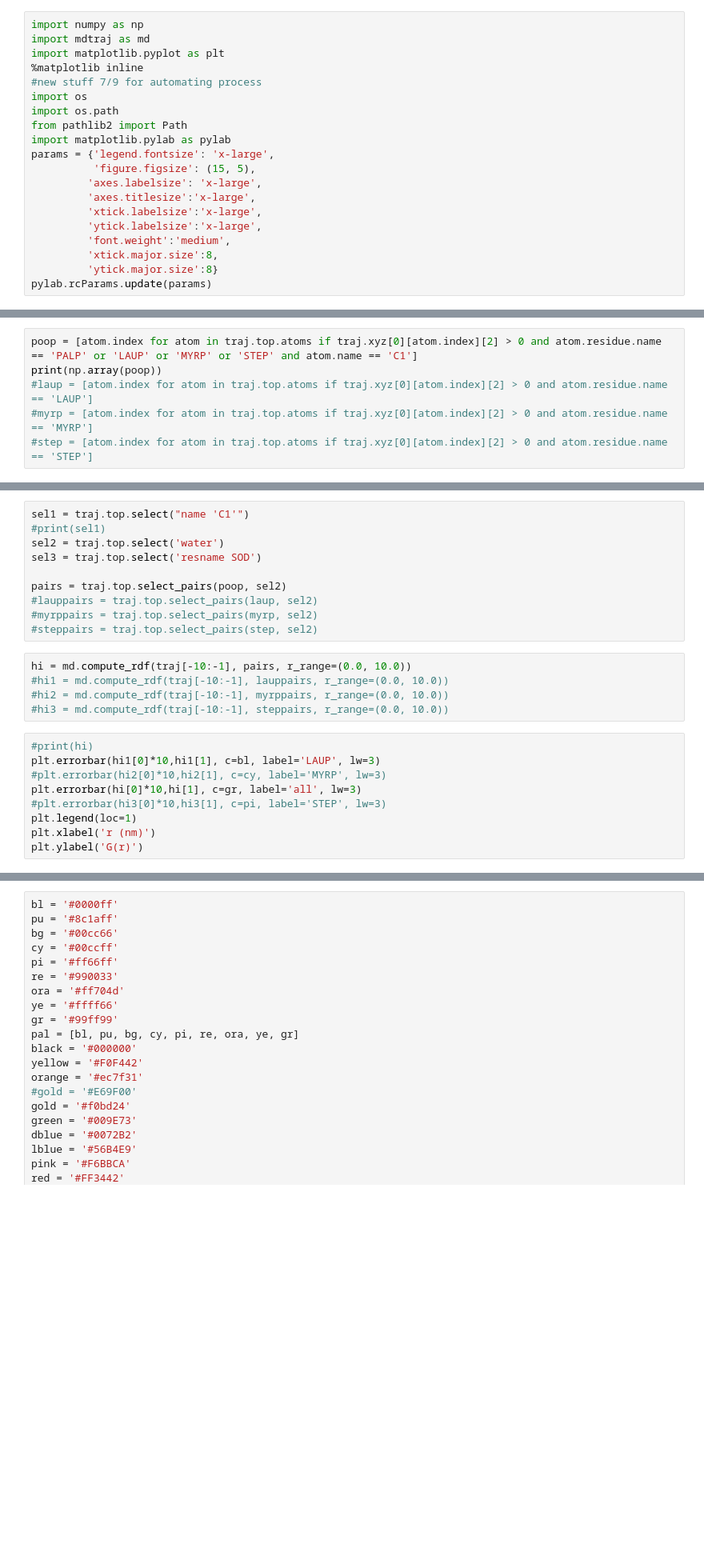
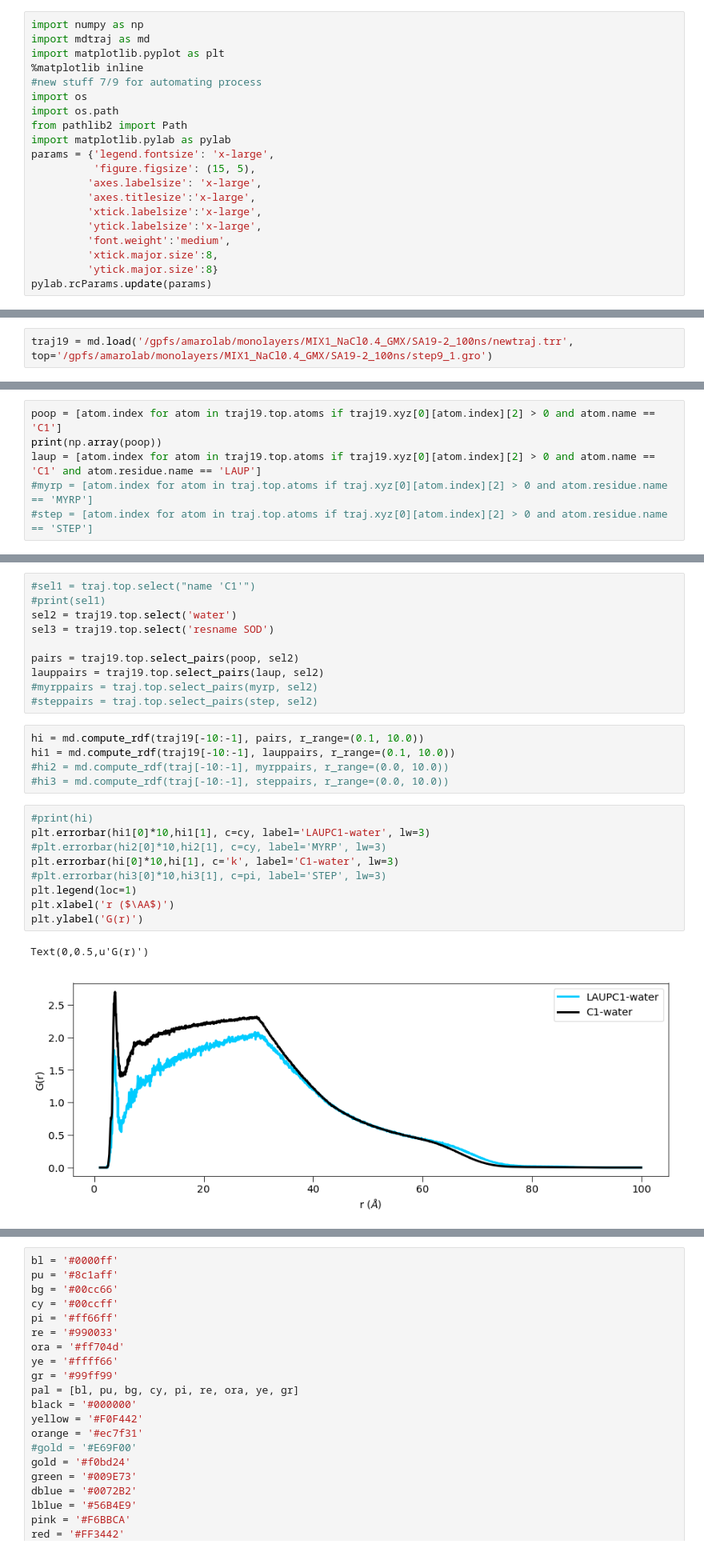
Before and after one commit to fearlessroad/mixed-monolayers, a Jupyter notebook: functions/RDF.ipynb, the cells around one changed output, grey strips where cells are left out. Shown at 80% size. Saved outputs shown, nothing was run; the diff lists cells and outputs as text; blank space fills up the shorter version.

```diff
--- a/functions/RDF.ipynb
+++ b/functions/RDF.ipynb
@@ -116,0 +106,2 @@ print(traj)
+# %%
+traj19 = md.load('/gpfs/amarolab/monolayers/MIX1_NaCl0.4_GMX/SA19-2_100ns/newtraj.trr', top='/gpfs/amarolab/monolayers/MIX1_NaCl0.4_GMX/SA19-2_100ns/step9_1.gro')
@@ -117,7 +115,7 @@ print(traj)
 # %%
-poop = [atom.index for atom in traj.top.atoms if traj.xyz[0][atom.index][2] > 0 and atom.residue.name == 'PALP' or 'LAUP' or 'MYRP' or 'STEP' and atom.name == 'C1']
+poop = [atom.index for atom in traj19.top.atoms if traj19.xyz[0][atom.index][2] > 0 and atom.name == 'C1']
 print(np.array(poop))
-#laup = [atom.index for atom in traj.top.atoms if traj.xyz[0][atom.index][2] > 0 and atom.residue.name == 'LAUP']
+laup = [atom.index for atom in traj19.top.atoms if traj19.xyz[0][atom.index][2] > 0 and atom.name == 'C1' and atom.residue.name == 'LAUP']
 #myrp = [atom.index for atom in traj.top.atoms if traj.xyz[0][atom.index][2] > 0 and atom.residue.name == 'MYRP']
 #step = [atom.index for atom in traj.top.atoms if traj.xyz[0][atom.index][2] > 0 and atom.residue.name == 'STEP']
 # %% [output]
@@ -125,25 +139,28 @@ print(np.array(poop))
 # %%
-sel1 = traj.top.select("name 'C1'")
+#sel1 = traj.top.select("name 'C1'")
 #print(sel1)
-sel2 = traj.top.select('water')
-sel3 = traj.top.select('resname SOD')
+sel2 = traj19.top.select('water')
+sel3 = traj19.top.select('resname SOD')
 
-pairs = traj.top.select_pairs(poop, sel2)
-#lauppairs = traj.top.select_pairs(laup, sel2)
+pairs = traj19.top.select_pairs(poop, sel2)
+lauppairs = traj19.top.select_pairs(laup, sel2)
 #myrppairs = traj.top.select_pairs(myrp, sel2)
 #steppairs = traj.top.select_pairs(step, sel2)
 # %%
-hi = md.compute_rdf(traj[-10:-1], pairs, r_range=(0.0, 10.0))
-#hi1 = md.compute_rdf(traj[-10:-1], lauppairs, r_range=(0.0, 10.0))
+hi = md.compute_rdf(traj19[-10:-1], pairs, r_range=(0.1, 10.0))
+hi1 = md.compute_rdf(traj19[-10:-1], lauppairs, r_range=(0.1, 10.0))
 #hi2 = md.compute_rdf(traj[-10:-1], myrppairs, r_range=(0.0, 10.0))
 #hi3 = md.compute_rdf(traj[-10:-1], steppairs, r_range=(0.0, 10.0))
 # %%
 #print(hi)
-plt.errorbar(hi1[0]*10,hi1[1], c=bl, label='LAUP', lw=3)
+plt.errorbar(hi1[0]*10,hi1[1], c=cy, label='LAUPC1-water', lw=3)
 #plt.errorbar(hi2[0]*10,hi2[1], c=cy, label='MYRP', lw=3)
-plt.errorbar(hi[0]*10,hi[1], c=gr, label='all', lw=3)
+plt.errorbar(hi[0]*10,hi[1], c='k', label='C1-water', lw=3)
 #plt.errorbar(hi3[0]*10,hi3[1], c=pi, label='STEP', lw=3)
 plt.legend(loc=1)
-plt.xlabel('r (nm)')
+plt.xlabel('r ($\AA$)')
 plt.ylabel('G(r)')
+# %% [output]
+Text(0,0.5,u'G(r)')
+[figure, added]
 # %%
```
Also changed, not shown: parts of 14 cells of this notebook, 4 other files.
